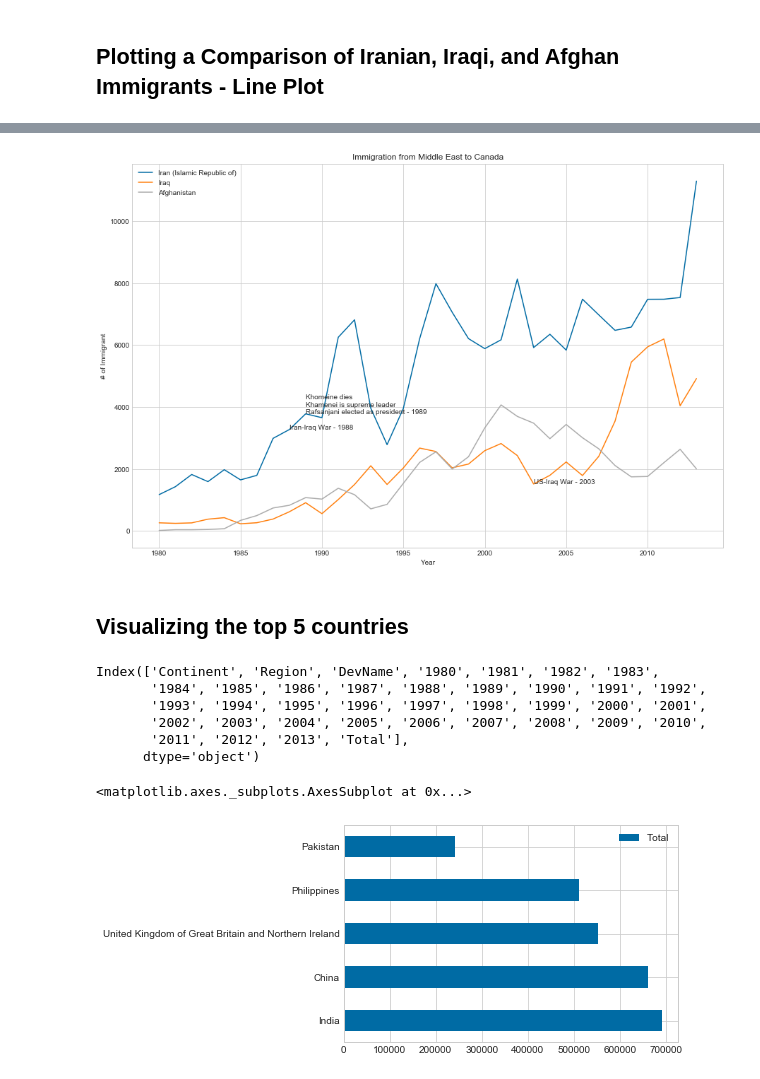
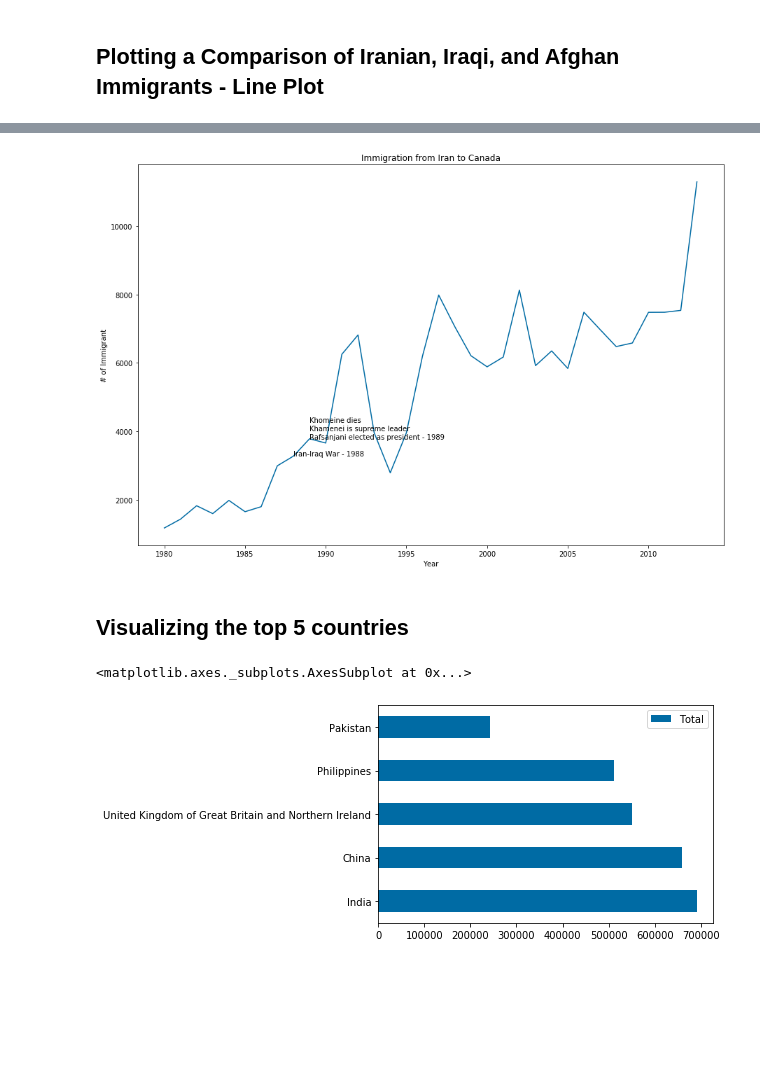
Before and after one commit to YM88/data_visualization_methods_with_python, a Jupyter notebook: 001.ipynb, the cells around one changed output, grey strips where cells are left out. Drawn from its saved outputs; the diff is of its cells as text; code cells hidden in the pictures; blank space fills up the shorter version.

Commit message:
fixed vizzes, removed mid east, fixed uk name

```diff
--- a/001.ipynb
+++ b/001.ipynb
@@ -161,5 +161,3 @@ df.describe().T
  int,
  int,
  str]
-# %%
-df.columns = df.columns.map(str)
@@ -205,0 +180,3 @@ mid = mid.T#transposing dataframe to make year as the index
+# %%
+#Iran is not islamic republic thus we change the index name
+df.rename(index={'Iran (Islamic Republic of)':'Iran'}, inplace=True)
@@ -205,0 +203,2 @@ mid = mid.T#transposing dataframe to make year as the index
+# %%
+iran = df.loc['Iran'][3:-1]
@@ -206,2 +225,2 @@ mid = mid.T#transposing dataframe to make year as the index
 # %%
-mid.index = mid.index.map(int)
+iran.index = iran.index.map(int)
@@ -231,12 +227,11 @@ mid
 # %%
-mid.plot(figsize=(15,10))
-plt.title('Immigration from Middle East to Canada')
+iran.plot(figsize=(15,10))
+plt.title('Immigration from Iran to Canada')
 plt.xlabel('Year')
 plt.ylabel('# of Immigrant')
 plt.text(1988, 3273, 'Iran-Iraq War - 1988')
 plt.text(1989, 3781, 'Khomeine dies\nKhamenei is supreme leader\nRafsanjani elected as president - 1989')
-plt.text(2003, 1515, 'US-Iraq War - 2003')
 plt.show()
-#Fix annotatations with markers
+#Fix annotations with markers
 # %% [output]
-[figure, old version]
+[figure, new version]
@@ -245,16 +238,7 @@ plt.legend()
 # %% [markdown]
 ## Visualizing the top 5 countries
-# %%
-df.columns
-# %% [output]
-Index(['Continent', 'Region', 'DevName', '1980', '1981', '1982', '1983',
-       '1984', '1985', '1986', '1987', '1988', '1989', '1990', '1991', '1992',
-       '1993', '1994', '1995', '1996', '1997', '1998', '1999', '2000', '2001',
-       '2002', '2003', '2004', '2005', '2006', '2007', '2008', '2009', '2010',
-       '2011', '2012', '2013', 'Total'],
-      dtype='object')
 # %%
 df[['Total']].sort_values('Total', ascending = False).head(5).plot(kind='barh')
 # %% [output]
 <matplotlib.axes._subplots.AxesSubplot at 0x...>
-[figure, old version]
+[figure, new version]
```
Also changed, not shown: parts of 14 cells of this notebook.
